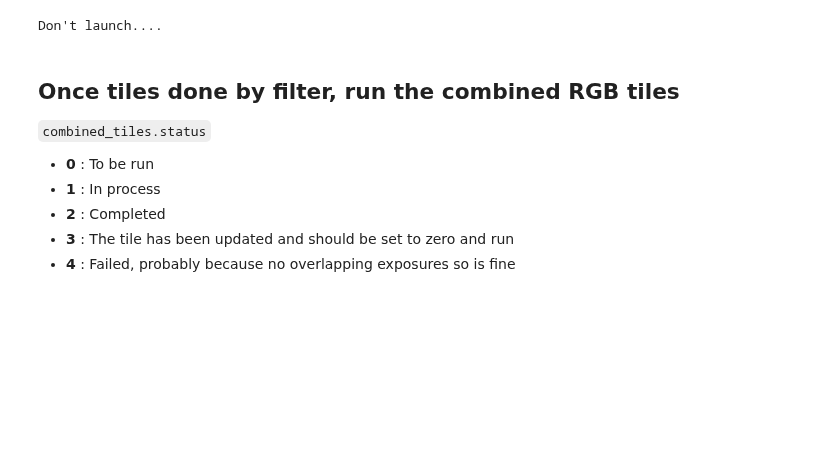
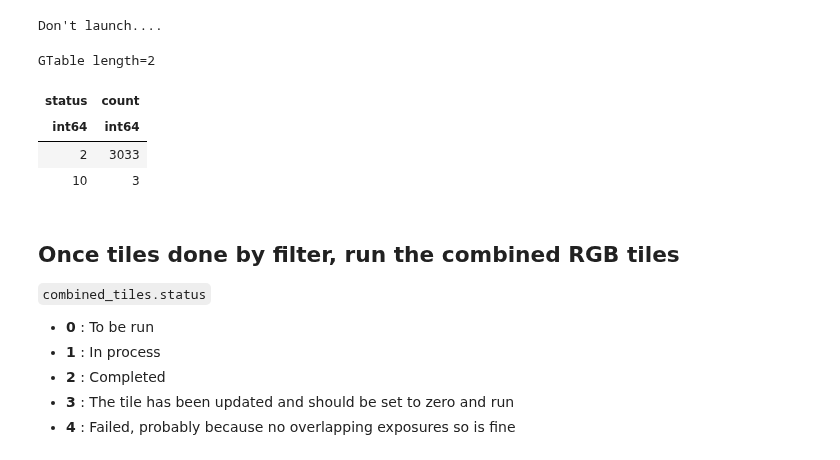
Before and after one commit to gbrammer/panoramic-jwst, a Jupyter notebook: Notebooks/make-map-tiles.ipynb, the cells around one changed output. Cells and saved outputs as stored; diff of their text form; code cells hidden in the pictures; blank space fills up the shorter version.

```diff
--- a/Notebooks/make-map-tiles.ipynb
+++ b/Notebooks/make-map-tiles.ipynb
@@ -357,6 +364,17 @@ else:
     print("Don't launch....")
 # %% [output]
 Don't launch....
+# %%
+## Monitor status - should see some change from 0 -> 1 -> 2, and eventually all 2 (or 10)
+
+db.SQL("""select status, count(status) from combined_tiles_filters
+group by status order by max(status)""")
+# %% [output]
+GTable length=2
+| status | count |
+| int64 | int64 |
+| 2 | 3033 |
+| 10 | 3 |
 # %% [markdown]
 ## Once tiles done by filter, run the combined RGB tiles
 
```
Also changed, not shown: parts of 14 cells of this notebook, 2 other files.
